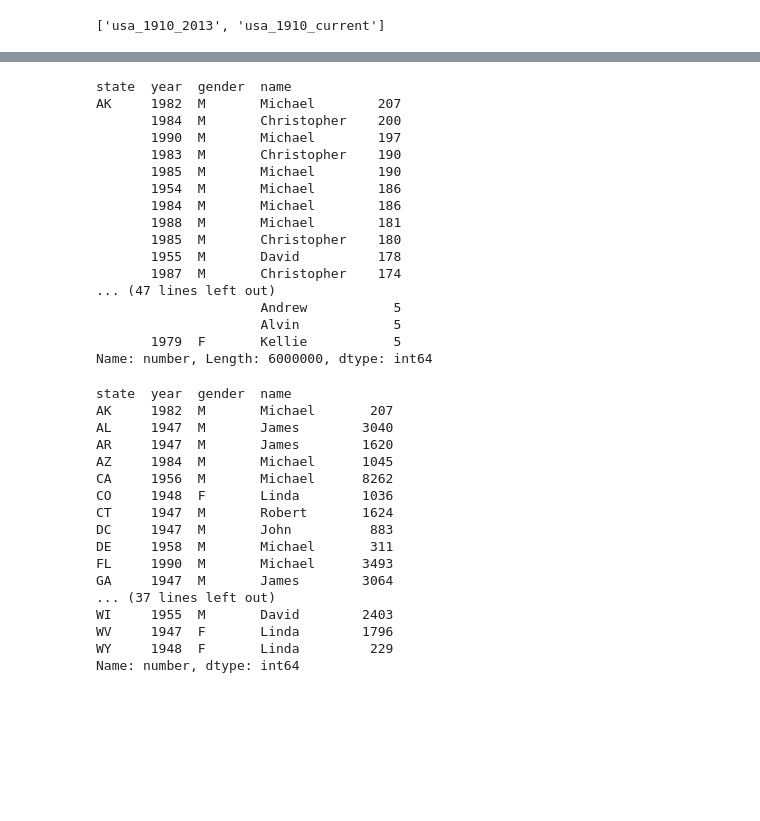
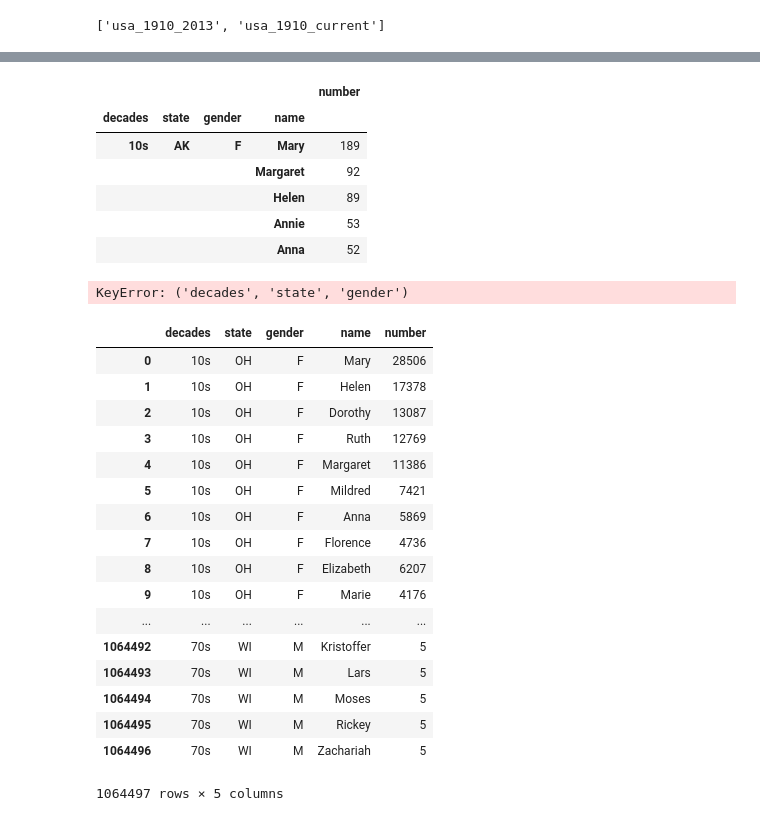
Before and after one commit to GizemYP/columbia_group_project, a Jupyter notebook: SSN_data/Dataset Pull.ipynb, the cells around one changed output, grey strips where cells are left out. Saved outputs shown, nothing was run; the diff lists cells and outputs as text; code cells hidden in the pictures; blank space fills up the shorter version.

```diff
--- a/SSN_data/Dataset Pull.ipynb
+++ b/SSN_data/Dataset Pull.ipynb
@@ -68,41 +90,37 @@ cut_df2 = cut_df['number'].groupby(level=0, group_keys=False)
+# %%
+sort_df = cut_fin_df.sort_values(by=["decades", 'state','gender','number'], ascending=[True, True,True, False]).head(5)
+#sort_df
+# %% [output]
+|  |  |  |  | number |
+| decades | state | gender | name |  |
+| 10s | AK | F | Mary | 189 |
+|  |  |  | Margaret | 92 |
+|  |  |  | Helen | 89 |
+|  |  |  | Annie | 53 |
+|  |  |  | Anna | 52 |
 # %%
-cut_order = cut_df2.apply(lambda x: x.sort_values(ascending=False))
-cut_order
+#sort_df.groupby(["name"]).apply(lambda x: x.sort_values(["count_1"], ascending = False)).reset_index(drop=True)
 # %% [output]
-state  year  gender  name
-AK     1982  M       Michael        207
-       1984  M       Christopher    200
-       1990  M       Michael        197
-       1983  M       Christopher    190
-       1985  M       Michael        190
-       1954  M       Michael        186
-       1984  M       Michael        186
-       1988  M       Michael        181
-       1985  M       Christopher    180
-       1955  M       David          178
-       1987  M       Christopher    174
-... (47 lines left out)
-                     Andrew           5
-                     Alvin            5
-       1979  F       Kellie           5
-Name: number, Length: 6000000, dtype: int64
+KeyError: ('decades', 'state', 'gender')
-# %%
-cut_df2.nlargest(1)
-# %% [output]
-state  year  gender  name
-AK     1982  M       Michael       207
-AL     1947  M       James        3040
-AR     1947  M       James        1620
-AZ     1984  M       Michael      1045
-CA     1956  M       Michael      8262
-CO     1948  F       Linda        1036
-CT     1947  M       Robert       1624
-DC     1947  M       John          883
-DE     1958  M       Michael       311
-FL     1990  M       Michael      3493
-GA     1947  M       James        3064
-... (37 lines left out)
-WI     1955  M       David        2403
-WV     1947  F       Linda        1796
-WY     1948  F       Linda         229
-Name: number, dtype: int64
+# %%
+clean_df = cut_fin_df.reset_index()
+clean_df
+# %% [output]
+|  | decades | state | gender | name | number |
+| 0 | 10s | OH | F | Mary | 28506 |
+| 1 | 10s | OH | F | Helen | 17378 |
+| 2 | 10s | OH | F | Dorothy | 13087 |
+| 3 | 10s | OH | F | Ruth | 12769 |
+| 4 | 10s | OH | F | Margaret | 11386 |
+| 5 | 10s | OH | F | Mildred | 7421 |
+| 6 | 10s | OH | F | Anna | 5869 |
+| 7 | 10s | OH | F | Florence | 4736 |
+| 8 | 10s | OH | F | Elizabeth | 6207 |
+| 9 | 10s | OH | F | Marie | 4176 |
+| ... | ... | ... | ... | ... | ... |
+| 1064492 | 70s | WI | M | Kristoffer | 5 |
+| 1064493 | 70s | WI | M | Lars | 5 |
+| 1064494 | 70s | WI | M | Moses | 5 |
+| 1064495 | 70s | WI | M | Rickey | 5 |
+| 1064496 | 70s | WI | M | Zachariah | 5 |
+1064497 rows × 5 columns
```
Also changed, not shown: parts of 12 cells of this notebook, 2 other files.
